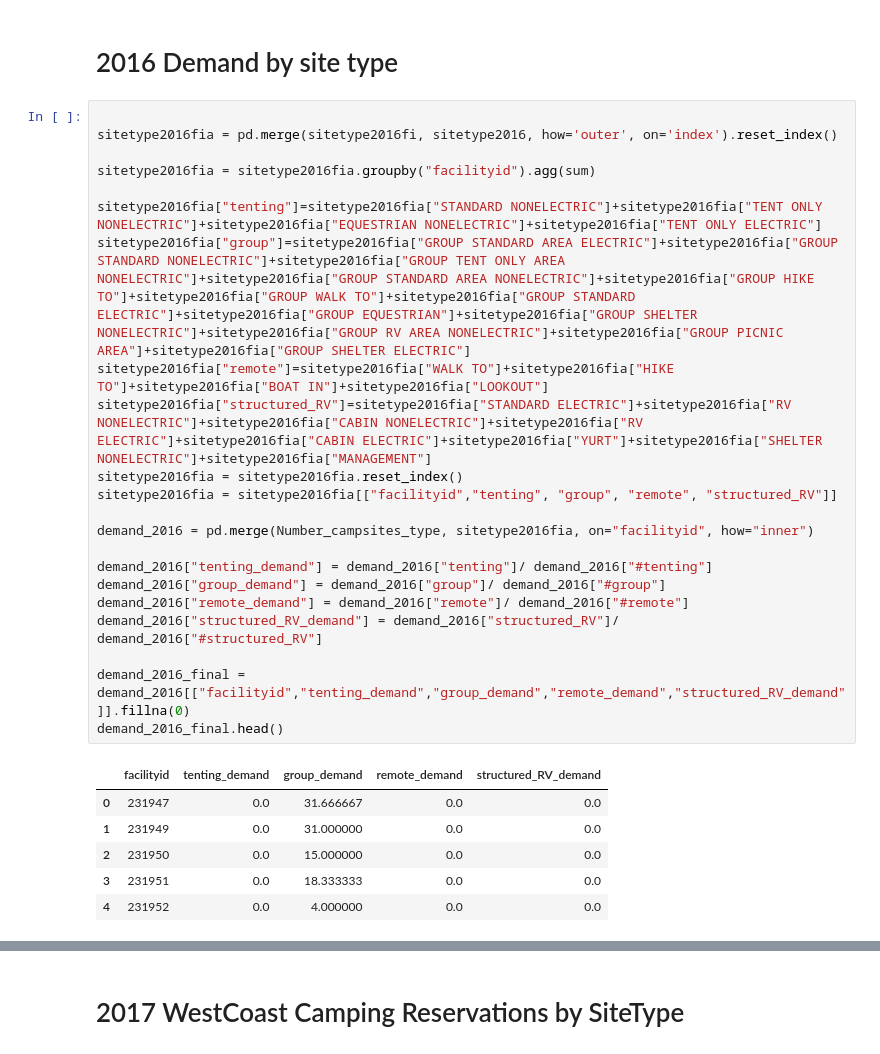
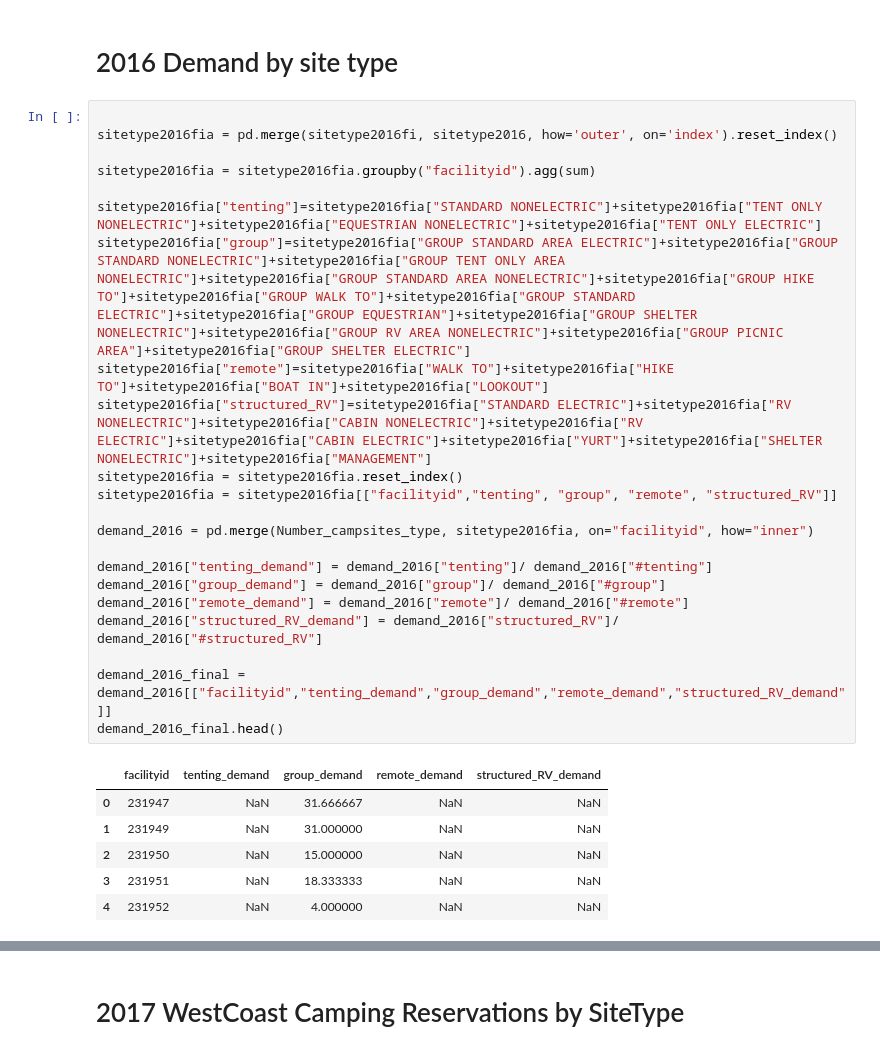
Before and after one commit to newbeadwork/Campground_Analysis_with_Machine_Learning, a Jupyter notebook: Camping_Site_Types_Grouping.ipynb, the cells around one changed output, grey strips where cells are left out. Saved outputs shown, nothing was run; the diff lists cells and outputs as text.

Commit message:
campsite demand by camp type

```diff
--- a/Camping_Site_Types_Grouping.ipynb
+++ b/Camping_Site_Types_Grouping.ipynb
@@ -391,32 +391,32 @@ sitetype2016 = sitetype2016.pivot(columns="sitetype", values="fidcounts").fillna
 # %%
 
 sitetype2016fia = pd.merge(sitetype2016fi, sitetype2016, how='outer', on='index').reset_index()
 
 sitetype2016fia = sitetype2016fia.groupby("facilityid").agg(sum)
 
 sitetype2016fia["tenting"]=sitetype2016fia["STANDARD NONELECTRIC"]+sitetype2016fia["TENT ONLY NONELECTRIC"]+sitetype2016fia["EQUESTRIAN NONELECTRIC"]+sitetype2016fia["TENT ONLY ELECTRIC"]
 sitetype2016fia["group"]=sitetype2016fia["GROUP STANDARD AREA ELECTRIC"]+sitetype2016fia["GROUP STANDARD NONELECTRIC"]+sitetype2016fia["GROUP TENT ONLY AREA NONELECTRIC"]+sitetype2016fia["GROUP STANDARD AREA NONELECTRIC"]+sitetype2016fia["GROUP HIKE TO"]+sitetype2016fia["GROUP WALK TO"]+sitetype2016fia["GROUP STANDARD ELECTRIC"]+sitetype2016fia["GROUP EQUESTRIAN"]+sitetype2016fia["GROUP SHELTER NONELECTRIC"]+sitetype2016fia["GROUP RV AREA NONELECTRIC"]+sitetype2016fia["GROUP PICNIC AREA"]+sitetype2016fia["GROUP SHELTER ELECTRIC"]
 sitetype2016fia["remote"]=sitetype2016fia["WALK TO"]+sitetype2016fia["HIKE TO"]+sitetype2016fia["BOAT IN"]+sitetype2016fia["LOOKOUT"]
 sitetype2016fia["structured_RV"]=sitetype2016fia["STANDARD ELECTRIC"]+sitetype2016fia["RV NONELECTRIC"]+sitetype2016fia["CABIN NONELECTRIC"]+sitetype2016fia["RV ELECTRIC"]+sitetype2016fia["CABIN ELECTRIC"]+sitetype2016fia["YURT"]+sitetype2016fia["SHELTER NONELECTRIC"]+sitetype2016fia["MANAGEMENT"]
 sitetype2016fia = sitetype2016fia.reset_index()
 sitetype2016fia = sitetype2016fia[["facilityid","tenting", "group", "remote", "structured_RV"]]
 
 demand_2016 = pd.merge(Number_campsites_type, sitetype2016fia, on="facilityid", how="inner")
 
 demand_2016["tenting_demand"] = demand_2016["tenting"]/ demand_2016["#tenting"]
 demand_2016["group_demand"] = demand_2016["group"]/ demand_2016["#group"]
 demand_2016["remote_demand"] = demand_2016["remote"]/ demand_2016["#remote"]
 demand_2016["structured_RV_demand"] = demand_2016["structured_RV"]/ demand_2016["#structured_RV"]
 
-demand_2016_final = demand_2016[["facilityid","tenting_demand","group_demand","remote_demand","structured_RV_demand"]].fillna(0)
+demand_2016_final = demand_2016[["facilityid","tenting_demand","group_demand","remote_demand","structured_RV_demand"]]
 demand_2016_final.head()
 # %% [output]
 |  | facilityid | tenting_demand | group_demand | remote_demand | structured_RV_demand |
-| 0 | 231947 | 0.0 | 31.666667 | 0.0 | 0.0 |
-| 1 | 231949 | 0.0 | 31.000000 | 0.0 | 0.0 |
-| 2 | 231950 | 0.0 | 15.000000 | 0.0 | 0.0 |
-| 3 | 231951 | 0.0 | 18.333333 | 0.0 | 0.0 |
-| 4 | 231952 | 0.0 | 4.000000 | 0.0 | 0.0 |
+| 0 | 231947 | NaN | 31.666667 | NaN | NaN |
+| 1 | 231949 | NaN | 31.000000 | NaN | NaN |
+| 2 | 231950 | NaN | 15.000000 | NaN | NaN |
+| 3 | 231951 | NaN | 18.333333 | NaN | NaN |
+| 4 | 231952 | NaN | 4.000000 | NaN | NaN |
 # %%
 boxplot2016= demand_2016_final.boxplot(column=['tenting_demand', 'group_demand', 'remote_demand', 'structured_RV_demand'])
 boxplot2016
```
Also changed, not shown: parts of 14 cells of this notebook, 12 other files.
